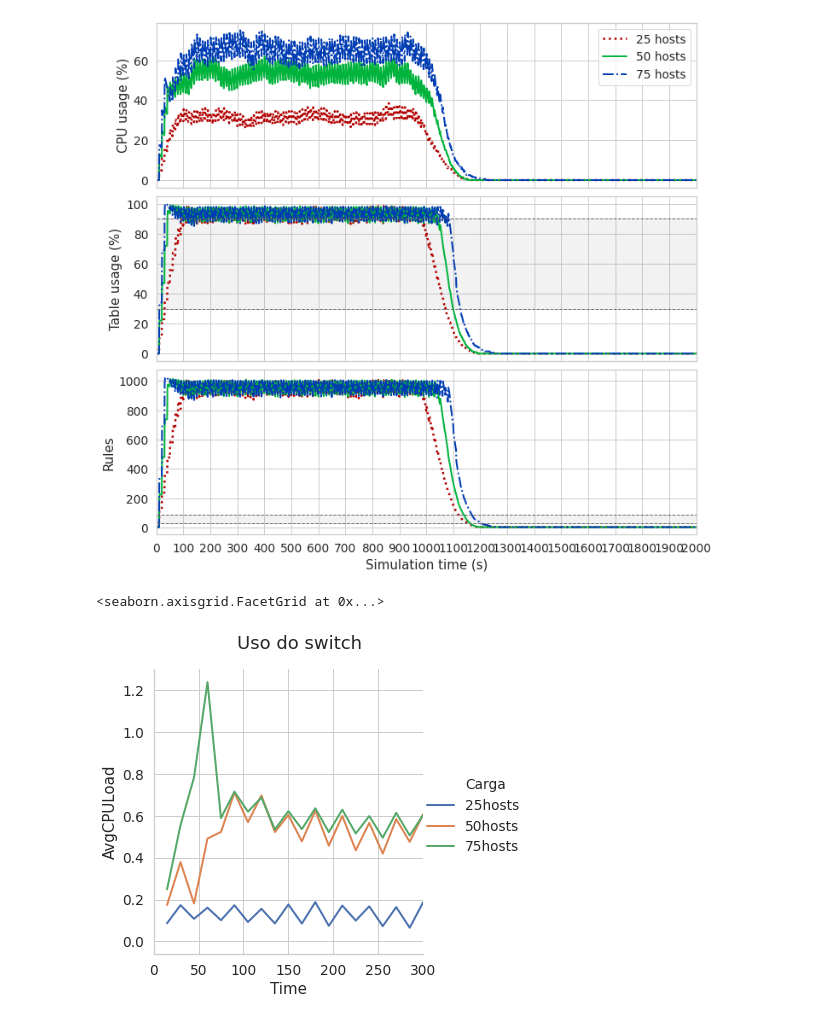
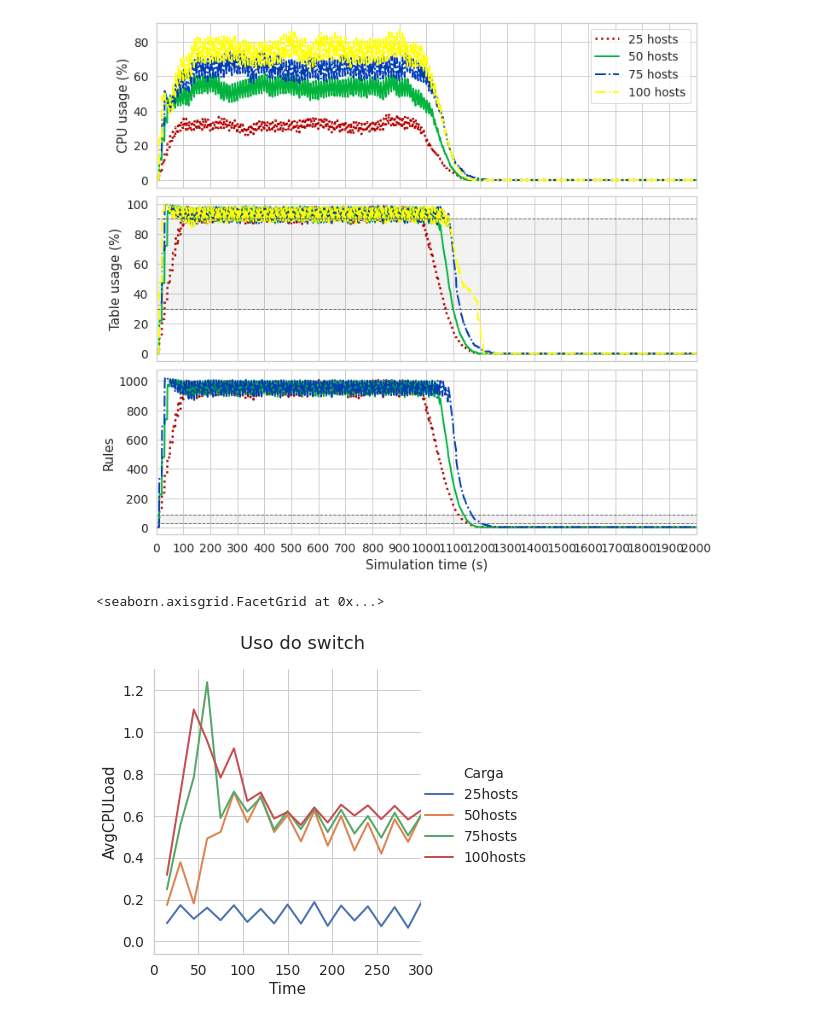
Before and after one commit to pedrobellotti/iperftestes, a Jupyter notebook: Simulacao/NovoArtigo/analise.ipynb, the cells around one changed output. Saved outputs shown, nothing was run; the diff lists cells and outputs as text; code cells hidden in the pictures.

Commit message:
Adicionando logs de 100hosts e graficos

```diff
--- a/Simulacao/NovoArtigo/analise.ipynb
+++ b/Simulacao/NovoArtigo/analise.ipynb
@@ -24,7 +24,7 @@ pd.options.display.min_rows = 20
 # %%
 # Parâmetros que variam nesta simulação
 seeds = [10,20]
-cargas = ["25hosts", "50hosts", "75hosts"]
+cargas = ["25hosts", "50hosts", "75hosts", "100hosts"]
 
 # Tempo total de simulação
 t_sim = 2000
@@ -89,16 +70,19 @@ ax_tft = fig.add_subplot(spec[0], sharex=ax_tab)
 df_25 = df_hwstats.query ("Carga == '25hosts'")
 df_50 = df_hwstats.query ("Carga == '50hosts'")
 df_75 = df_hwstats.query ("Carga == '75hosts'")
+df_100 = df_hwstats.query ("Carga == '100hosts'")
 
 # Linha para o uso de CPU de cada carga
 ax_tft.plot ("TimeSec", "LoaUsag", ":",  data=df_25, color="#b30000", label="25 hosts", linewidth=2.5)
 ax_tft.plot ("TimeSec", "LoaUsag", "-",  data=df_50, color="#00b33c", label="50 hosts")
 ax_tft.plot ("TimeSec", "LoaUsag", "-.", data=df_75, color="#003cb3", label="75 hosts")
+ax_tft.plot ("TimeSec", "LoaUsag", "-.", data=df_100, color="#ffff00", label="100 hosts")
 
 # Linha para o uso de tabela de cada carga
 ax_cpu.plot ("TimeSec", "FloUsag", ":",  data=df_25, color="#b30000", label="25 hosts", linewidth=2.5)
 ax_cpu.plot ("TimeSec", "FloUsag", "-",  data=df_50, color="#00b33c", label="50 hosts")
 ax_cpu.plot ("TimeSec", "FloUsag", "-.", data=df_75, color="#003cb3", label="75 hosts")
+ax_cpu.plot ("TimeSec", "FloUsag", "-.", data=df_100, color="#ffff00", label="100 hosts")
 
 # Thresholds de uso de tabela
 ax_cpu.axhspan (ymin=30, ymax=90, color='gray', alpha=0.1)
@@ -115,35 +99,35 @@ ax_tab.axhspan (ymin=30, ymax=90, color='gray', alpha=0.1)
 ax_tab.axhline (y=30, color="#666666", lw=1, ls="--")
 ax_tab.axhline (y=90, color="#666666", lw=1, ls="--")
 
 # Ajuste do eixo y
 ax_tft.set_ylabel ("CPU usage (%)", )
 ax_cpu.set_ylabel ("Table usage (%)")
 ax_tab.set_ylabel ("Rules")
 # ax_tft.set_ylim (0.8, 4.2)
 # ax_tft.set_ylim (0.9, 4.1)
 # ax_cpu.set_ylim (0, 100)
 # ax_tab.set_ylim (0, 100)
 # ax_tft.set_yticks ([1, 2, 3, 4])
 # ax_tft.set_yticklabels (["1", "2", "", "4"])
 # ax_cpu.set_yticks (range (0, 101, 25))
 # ax_tab.set_yticks (range (0, 101, 25))
 
 # Ajuste do eixo x
 ax_tab.set_xlabel ("Simulation time (s)")
 ax_tft.tick_params (labelbottom=False)
 ax_cpu.tick_params (labelbottom=False)
 ax_tab.set_xticks (np.arange(0, t_sim + 1, 100))
 ax_tab.set_xlim (0, t_sim)
 
 # Legendas
-order = [0, 1, 2]
+order = [0, 1, 2, 3]
 handles, labels = ax_tft.get_legend_handles_labels()
 ax_tft.legend([handles[idx] for idx in order],[labels[idx] for idx in order], loc='upper right')
 
 # Finalizando e retornando a figura
 plt.show ()
 # %% [output]
-[figure, old version]
+[figure, new version]
 # %%
 snsplt = sns.relplot(x="Time", y="AvgCPULoad",
             hue="Carga",
@@ -152,7 +136,7 @@ snsplt.fig.suptitle('Uso do switch', y=1.05)
 snsplt.set(xlim=(0,300))
 # %% [output]
 <seaborn.axisgrid.FacetGrid at 0x...>
-[figure, old version]
+[figure, new version]
 # %%
 snsplt = sns.relplot(x="Time", y="SwAtivosDepois",
             hue="Carga",
```
Also changed, not shown: parts of 2 cells of this notebook, 46 other files.
